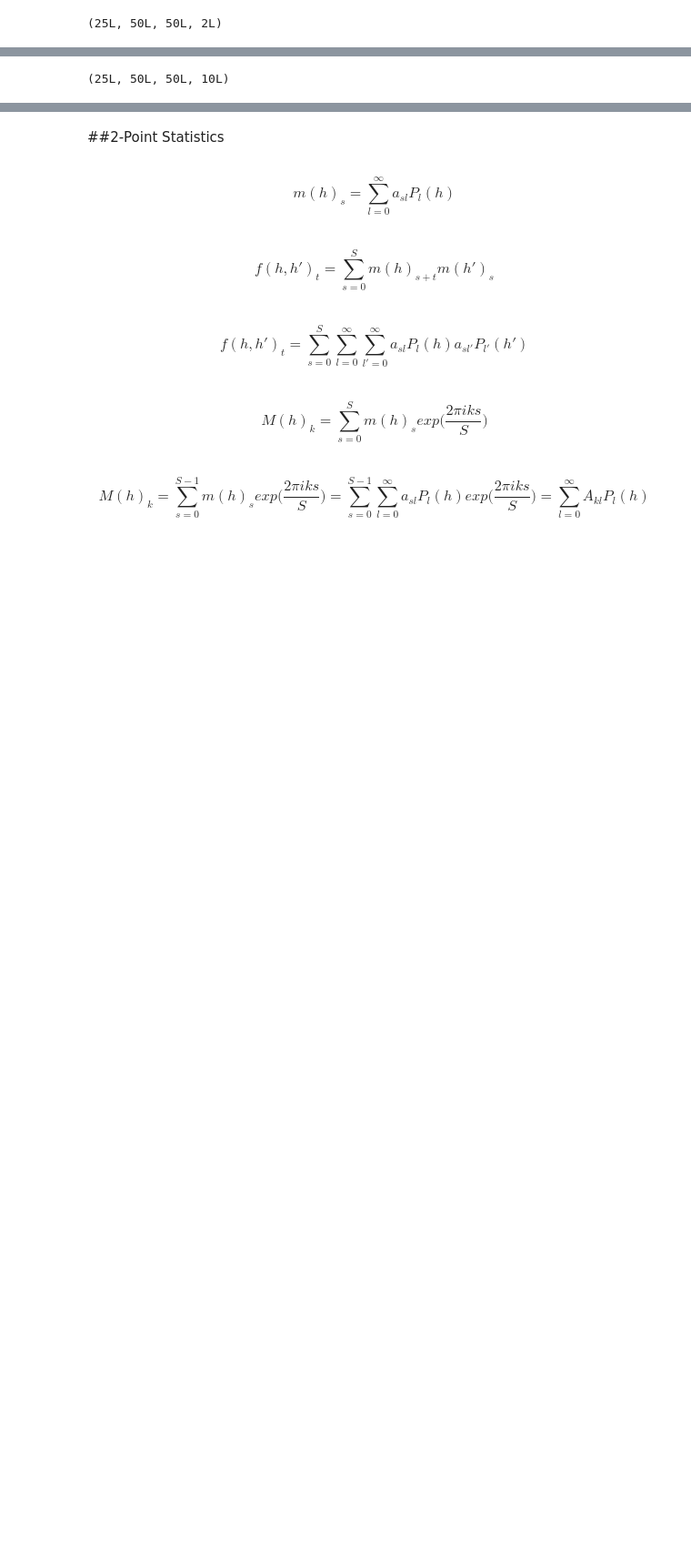
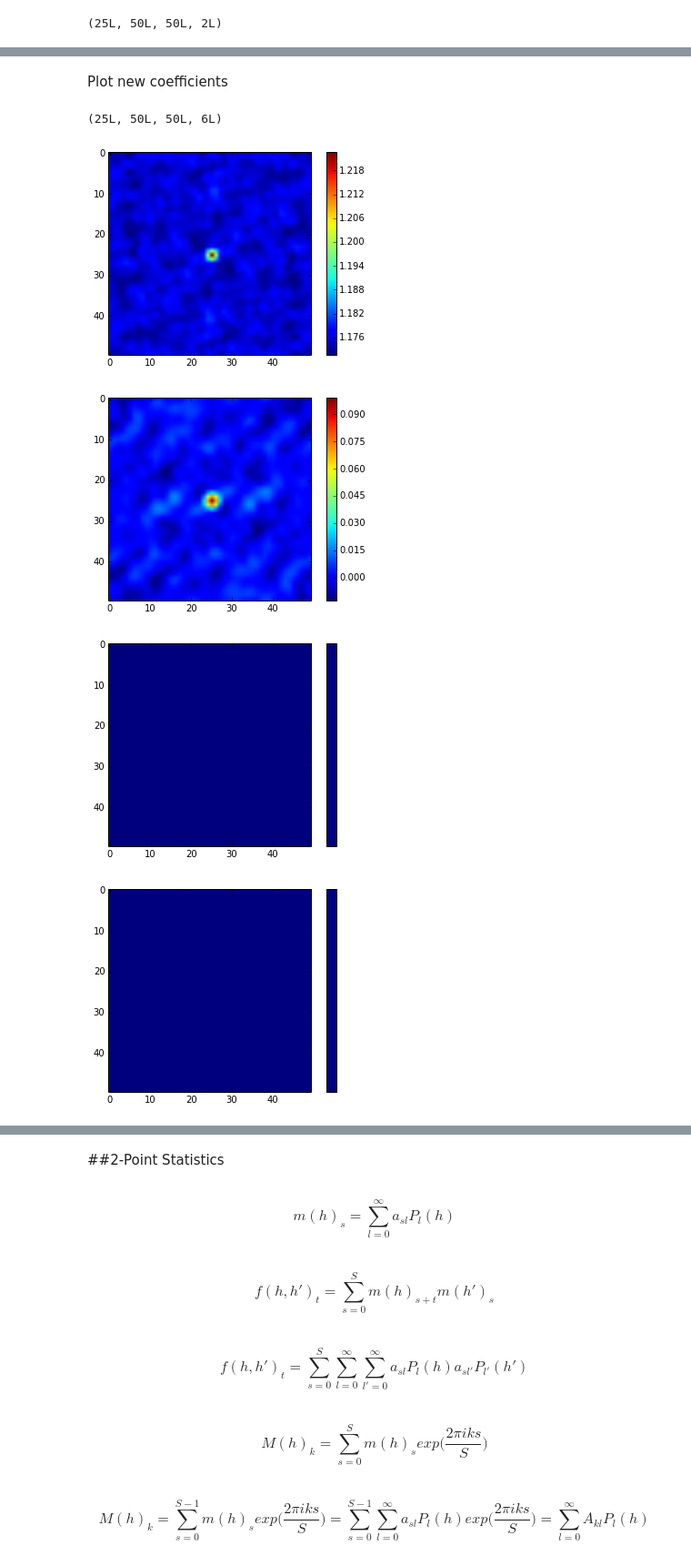
Before and after one commit to davidbrough1/2_point_statistics_Legendre, a Jupyter notebook: Legendre 2-point.ipynb, the cells around one changed output, grey strips where cells are left out. Shown at 91% size. Drawn from its saved outputs; the diff is of its cells as text; code cells hidden in the pictures; blank space fills up the shorter version.

```diff
--- a/Legendre 2-point.ipynb
+++ b/Legendre 2-point.ipynb
@@ -10,11 +12,3 @@ import pymks
 # %%
 from pymks.datasets import make_cahn_hilliard
 from pymks.bases import LegendreBasis
-# %%
-def new_coeffs(X_):
-    n_states = X_.shape[-1]
-    Niter = np.ceil((n_states + 1) / 2.)
-    Nslice = n_states * (n_states + 1) / 2
-    tmp = [np.conj(X_) * np.roll(X_, i, axis=-1) for i in range(int(Niter))]
-    #tmp = [X_ * np.roll(X_, i, axis=-1) for i in range(int(Niter))]
-    return np.concatenate(tmp, axis=-1)[..., :Nslice]
@@ -180,12 +167,18 @@ for ii in range(FX_t_end.shape[-1]):
+# %% [markdown]
+Plot new coefficients
 # %%
 X_t_end = np.real_if_close(np.fft.ifftn(FX_t_end, axes=(1, 2)))
 print X_t_end.shape
-'''
+
 for ii in range(X_t_end.shape[-1]):
     plt.figure()
-    plt.imshow(X_t_end[0,..., ii])
+    plt.imshow(np.fft.ifftshift(X_t_end, axes=(1, 2))[0,..., ii].real)
     plt.colorbar()
-'''
+
 X_t_start = np.real_if_close(np.fft.ifftn(FX_t_start, axes=(1, 2)))
 # %% [output]
-(25L, 50L, 50L, 10L)
+(25L, 50L, 50L, 6L)
+[figure, added]
+[figure, added]
+[figure, added]
+[figure, added]
```
Also changed, not shown: parts of 21 cells of this notebook.
